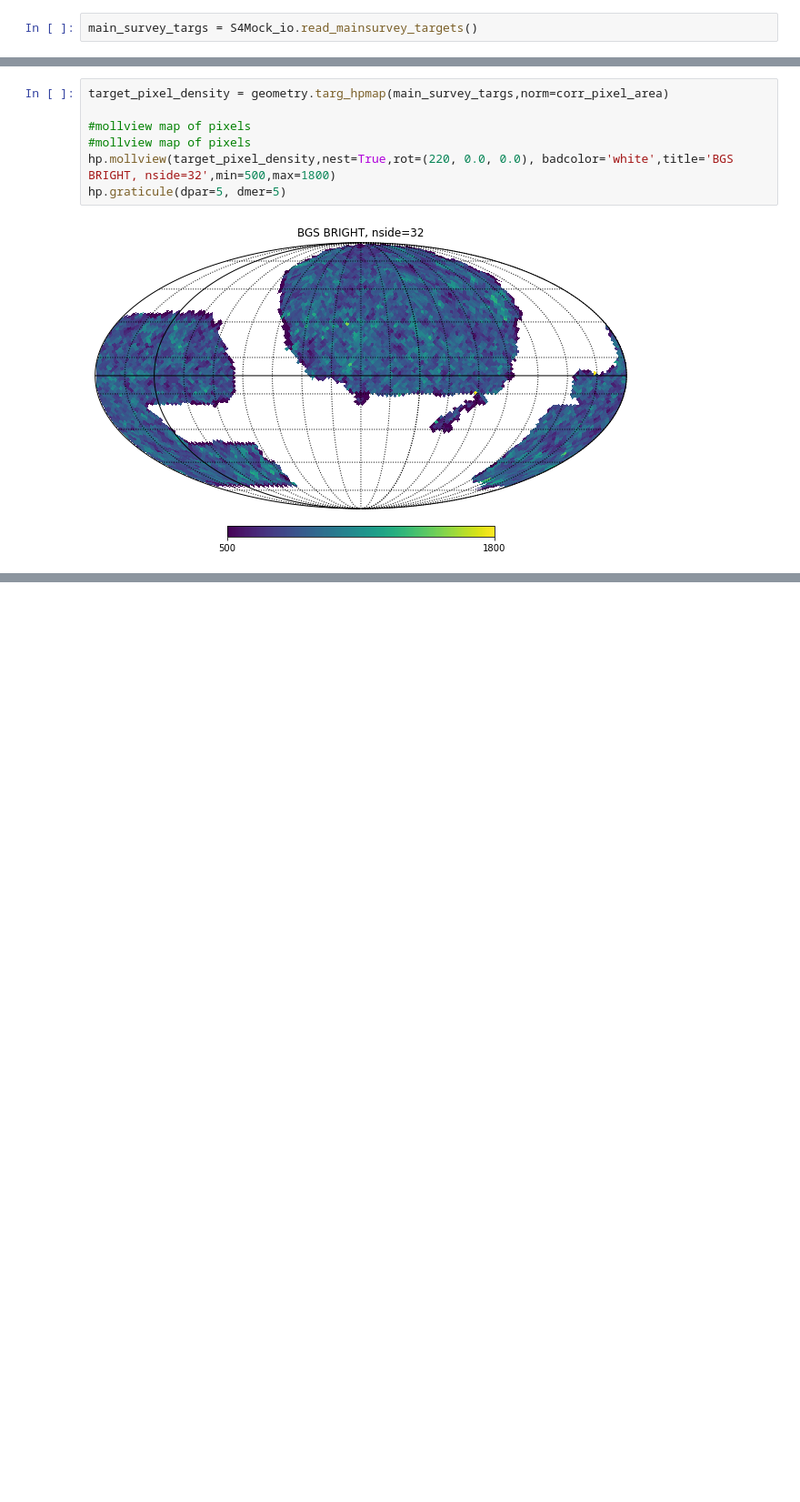
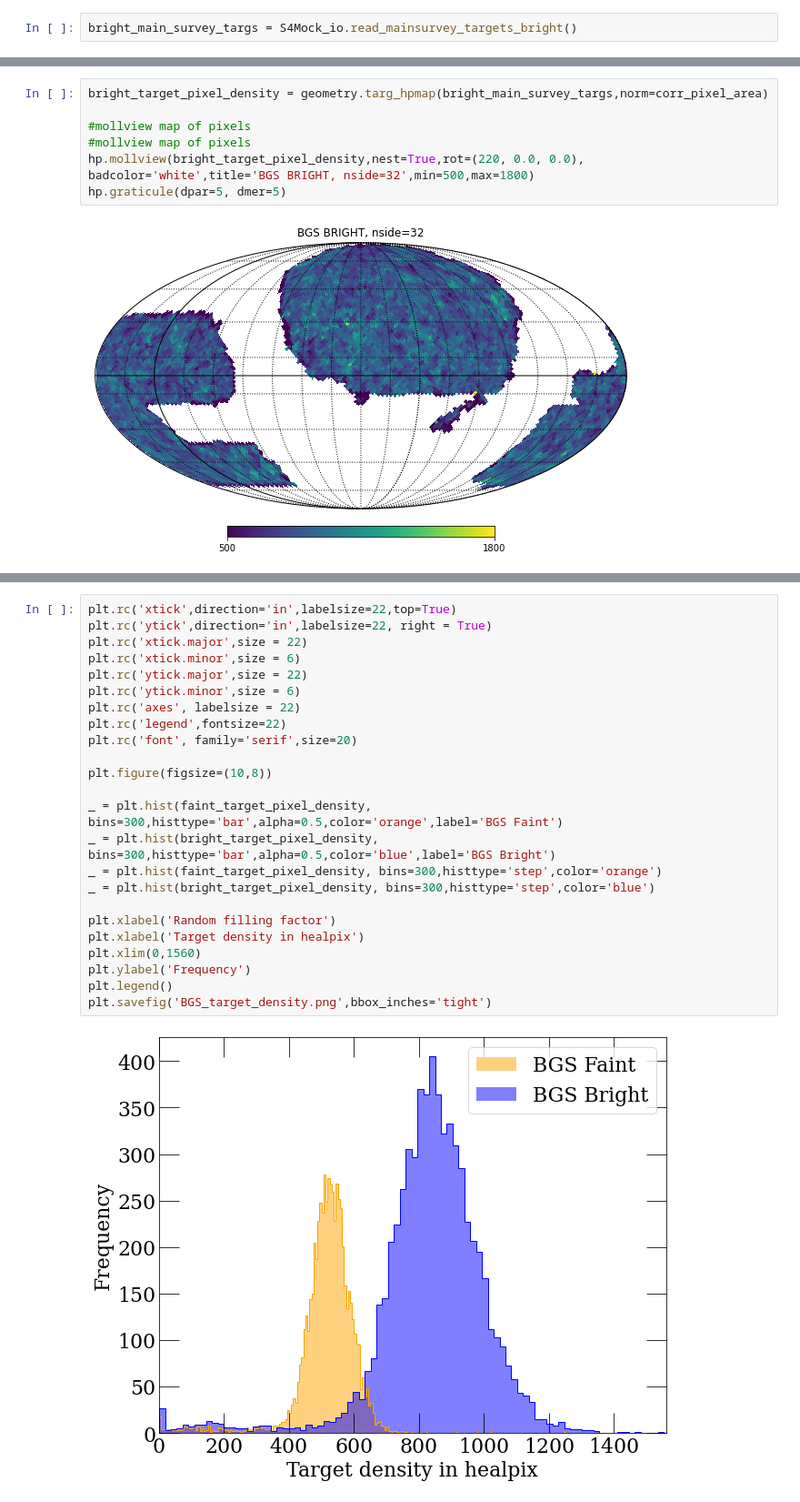
Before and after one commit to leahbigwood/S4Mock, a Jupyter notebook: docs/nb/bgs_main_map.ipynb, the cells around one changed output, grey strips where cells are left out. Shown: that part at 91% size. Cells and saved outputs as stored; diff of their text form; blank space fills up the shorter version.

```diff
--- a/docs/nb/bgs_main_map.ipynb
+++ b/docs/nb/bgs_main_map.ipynb
@@ -54,3 +71,3 @@ Text(0.5, 0, 'Random filling factor')
 # %%
-main_survey_targs = S4Mock_io.read_mainsurvey_targets()
+bright_main_survey_targs = S4Mock_io.read_mainsurvey_targets_bright()
 # %% [output]
@@ -74,9 +91,9 @@ Runtime of 200.368091 seconds after 460 pixels
 # %%
-target_pixel_density = geometry.targ_hpmap(main_survey_targs,norm=corr_pixel_area)
+bright_target_pixel_density = geometry.targ_hpmap(bright_main_survey_targs,norm=corr_pixel_area)
 
 #mollview map of pixels
 #mollview map of pixels
-hp.mollview(target_pixel_density,nest=True,rot=(220, 0.0, 0.0), badcolor='white',title='BGS BRIGHT, nside=32',min=500,max=1800)
+hp.mollview(bright_target_pixel_density,nest=True,rot=(220, 0.0, 0.0), badcolor='white',title='BGS BRIGHT, nside=32',min=500,max=1800)
 hp.graticule(dpar=5, dmer=5)
 # %% [output]
 [figure]
@@ -92,0 +140,26 @@ Text(0.5, 1.0, 'Two randoms')
+# %%
+plt.rc('xtick',direction='in',labelsize=22,top=True)
+plt.rc('ytick',direction='in',labelsize=22, right = True)
+plt.rc('xtick.major',size = 22)
+plt.rc('xtick.minor',size = 6)
+plt.rc('ytick.major',size = 22)
+plt.rc('ytick.minor',size = 6)
+plt.rc('axes', labelsize = 22)
+plt.rc('legend',fontsize=22)
+plt.rc('font', family='serif',size=20)
+
+plt.figure(figsize=(10,8))
+
+_ = plt.hist(faint_target_pixel_density, bins=300,histtype='bar',alpha=0.5,color='orange',label='BGS Faint')
+_ = plt.hist(bright_target_pixel_density, bins=300,histtype='bar',alpha=0.5,color='blue',label='BGS Bright')
+_ = plt.hist(faint_target_pixel_density, bins=300,histtype='step',color='orange')
+_ = plt.hist(bright_target_pixel_density, bins=300,histtype='step',color='blue')
+
+plt.xlabel('Random filling factor')
+plt.xlabel('Target density in healpix')
+plt.xlim(0,1560)
+plt.ylabel('Frequency')
+plt.legend()
+plt.savefig('BGS_target_density.png',bbox_inches='tight')
+# %% [output]
+[figure, added]
```
Also changed, not shown: parts of 11 cells of this notebook, 6 other files.
